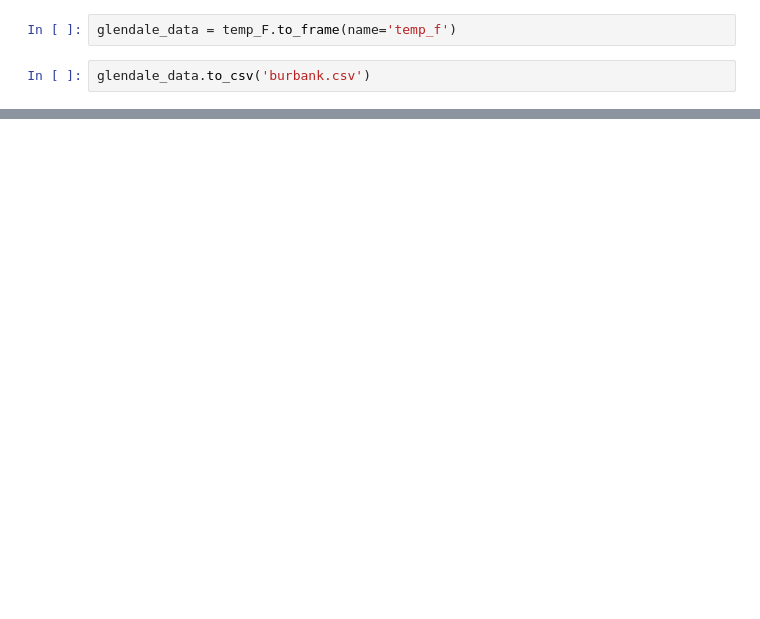
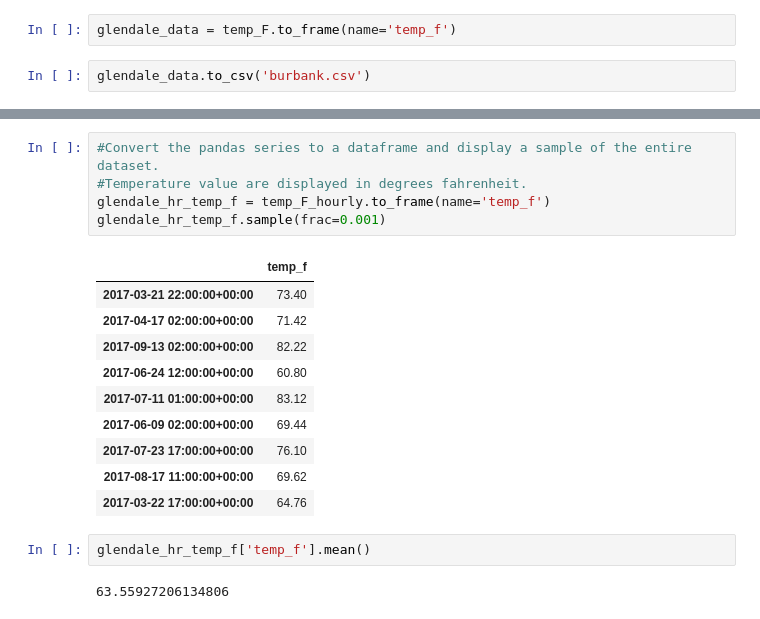
Before and after one commit to grantaguinaldo/openeeweather, a Jupyter notebook: 2018-09-07 eeweather sandbox.ipynb, the cells around one changed output, grey strips where cells are left out. Saved outputs shown, nothing was run; the diff lists cells and outputs as text; blank space fills up the shorter version.

```diff
--- a/2018-09-07 eeweather sandbox.ipynb
+++ b/2018-09-07 eeweather sandbox.ipynb
@@ -402,0 +294,20 @@ glendale_hr_temp_f.shape
+# %%
+#Convert the pandas series to a dataframe and display a sample of the entire dataset.
+#Temperature value are displayed in degrees fahrenheit.
+glendale_hr_temp_f = temp_F_hourly.to_frame(name='temp_f')
+glendale_hr_temp_f.sample(frac=0.001)
+# %% [output]
+|  | temp_f |
+| 2017-03-21 22:00:00+00:00 | 73.40 |
+| 2017-04-17 02:00:00+00:00 | 71.42 |
+| 2017-09-13 02:00:00+00:00 | 82.22 |
+| 2017-06-24 12:00:00+00:00 | 60.80 |
+| 2017-07-11 01:00:00+00:00 | 83.12 |
+| 2017-06-09 02:00:00+00:00 | 69.44 |
+| 2017-07-23 17:00:00+00:00 | 76.10 |
+| 2017-08-17 11:00:00+00:00 | 69.62 |
+| 2017-03-22 17:00:00+00:00 | 64.76 |
+# %%
+glendale_hr_temp_f['temp_f'].mean()
+# %% [output]
+63.55927206134806
```
Also changed, not shown: parts of 44 cells of this notebook, 8 other files.
